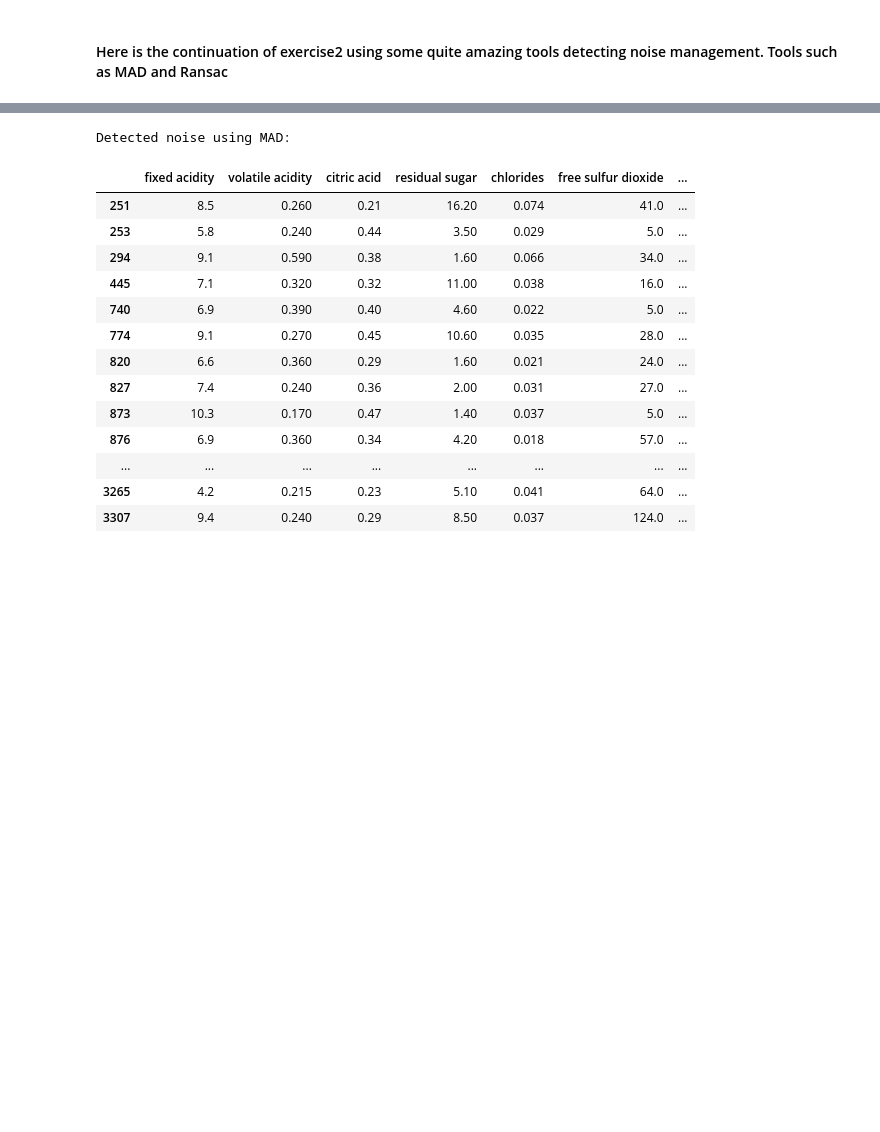
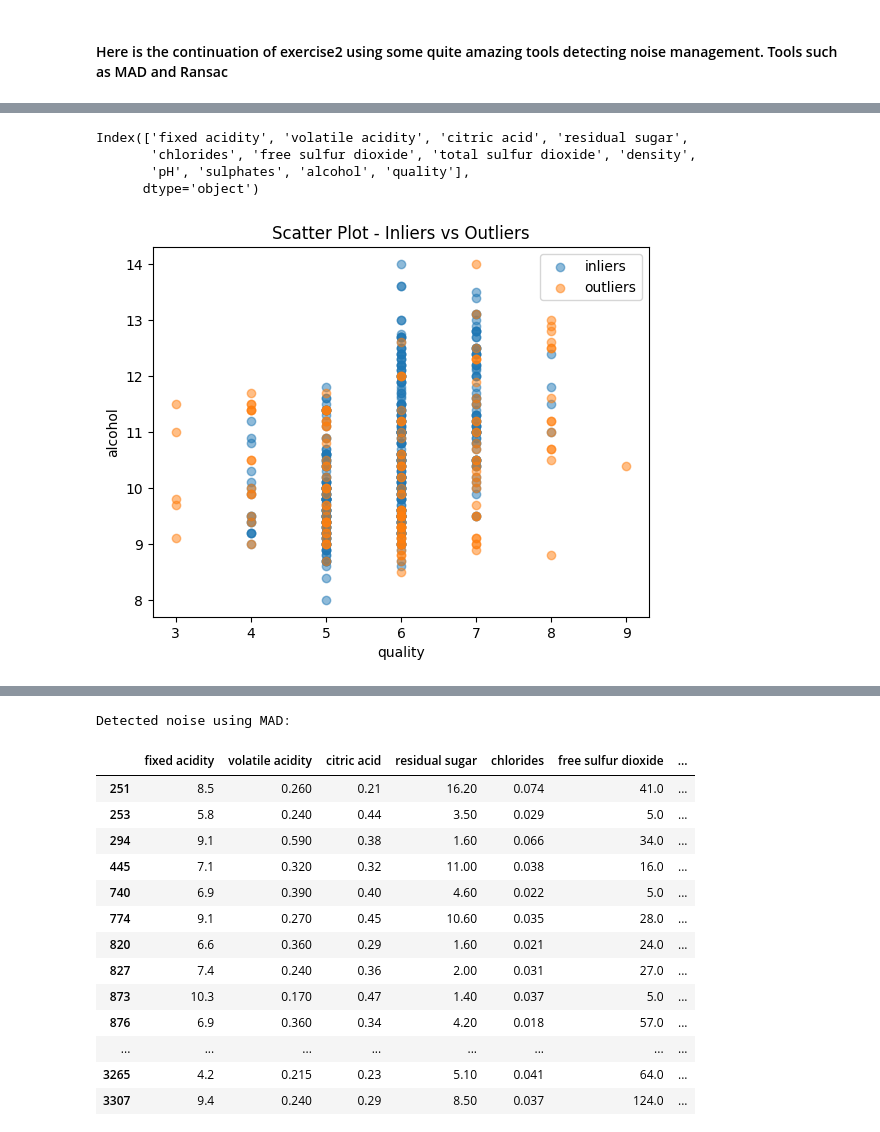
Before and after one commit to adewunmi2/AdvancedDataAnalytics2024AutumnNew, a Jupyter notebook: ExerciseProject2/Exercise2_regression_noise.ipynb, the cells around one changed output, grey strips where cells are left out. Cells and saved outputs as stored; diff of their text form; code cells hidden in the pictures; blank space fills up the shorter version.

```diff
--- a/ExerciseProject2/Exercise2_regression_noise.ipynb
+++ b/ExerciseProject2/Exercise2_regression_noise.ipynb
@@ -1,3 +1,17 @@
 # %% [markdown]
 <h4>Here is the continuation of exercise2 using some quite amazing tools detecting noise management. Tools such as MAD and Ransac
 </h4>
+# %%
+import pandas as pd
+from sklearn.linear_model import RANSACRegressor
+from sklearn.metrics import mean_squared_error
+import seaborn as sns
+import numpy as np
+import matplotlib.pyplot as plt
+
+
+pd.set_option('display.float_format', '{:.1f}'.format)
+
+# load the data and remove the usual unusable columns in this data
+df = pd.read_csv("white_wine_cleaned.csv")
+df
@@ -3,0 +76,38 @@
+# %%
+df.columns
+# %% [output]
+Index(['fixed acidity', 'volatile acidity', 'citric acid', 'residual sugar',
+       'chlorides', 'free sulfur dioxide', 'total sulfur dioxide', 'density',
+       'pH', 'sulphates', 'alcohol', 'quality'],
+      dtype='object')
+# %%
+# Now plotting the graph for visualization
+
+variable = "quality"
+target = "alcohol"
+
+# For the sample size
+# I choose to sample 400 inliers and
+# 150 outliers for the balancing detail
+# purpose is clarity too
+# From research large samples can clutter the plot
+# and same time smaller sample size
+# might affect the representation of the features
+# distributions ineffective.
+# I stick to Tuomas advice below
+# if you want to reduce the number of points visualized
+# sample a small amount of points, for example 300-500
+inliers_sample = inliers.sample(400)
+outliers_sample = outliers.sample(150)
+
+plt.scatter(inliers_sample[variable], inliers_sample[target], label="inliers", alpha=0.5)
+plt.scatter(outliers_sample[variable], outliers_sample[target], label="outliers", alpha=0.5)
+
+plt.xlabel(variable)
+plt.ylabel(target)
+
+plt.title("Scatter Plot - Inliers vs Outliers")
+plt.legend()
+plt.show()
+# %% [output]
+[figure, added]
```
Also changed, not shown: parts of 9 cells of this notebook, 1 other file.
